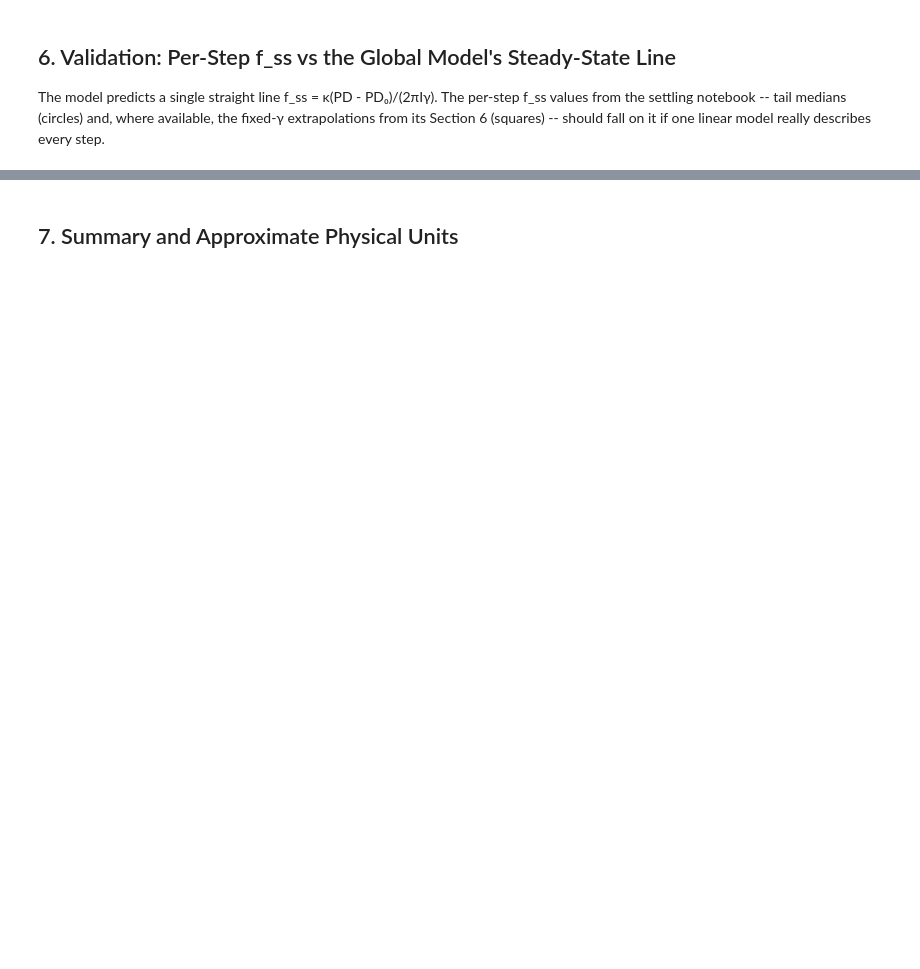
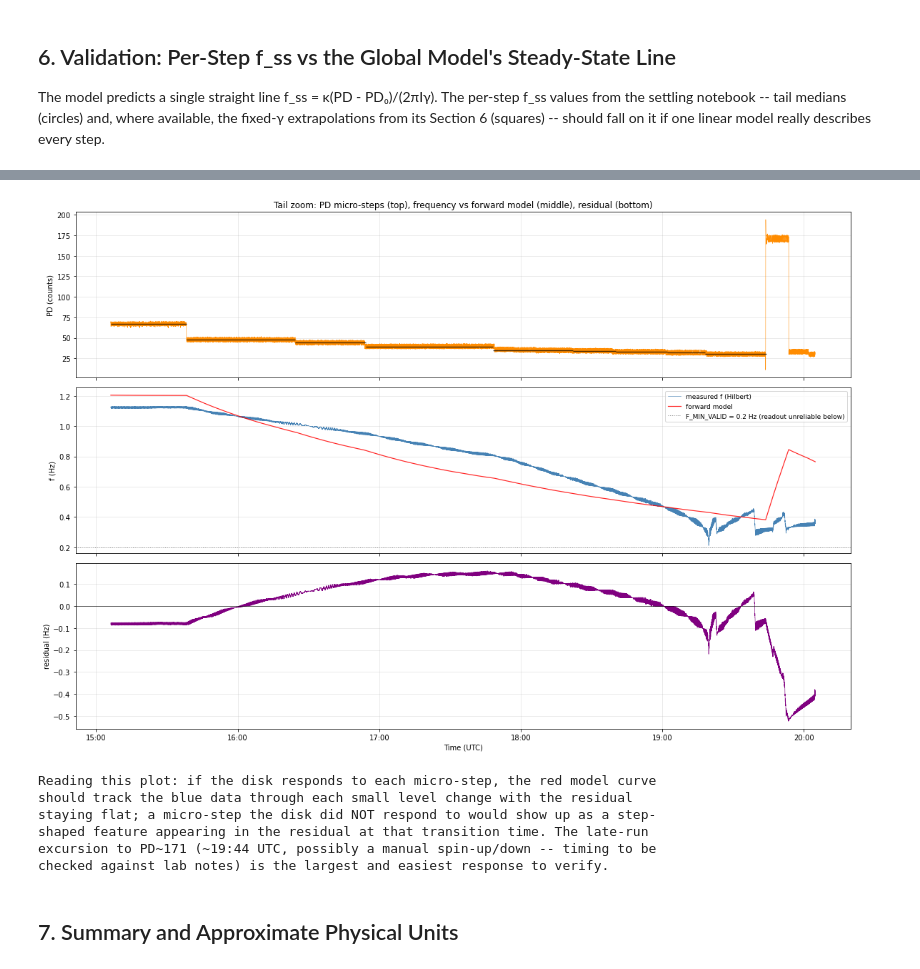
Before and after one commit to Moore-Lab/Decay-Sail, a Jupyter notebook: analysis/laser_stepdown_forward_model.ipynb, the cells around one changed output, grey strips where cells are left out. Drawn from its saved outputs; the diff is of its cells as text; code cells hidden in the pictures; blank space fills up the shorter version.

```diff
--- a/analysis/laser_stepdown_forward_model.ipynb
+++ b/analysis/laser_stepdown_forward_model.ipynb
@@ -337,3 +429,46 @@ plt.show()
+# %%
+fig, axes = plt.subplots(3, 1, figsize=(16, 11), sharex=True)
+
+axes[0].plot(dts_tail, pd_tail, lw=0.5, color='darkorange')
+for lv in fine_levels:
+    axes[0].hlines(lv['pd'], gps_to_dt(lv['t0']), gps_to_dt(lv['t1']),
+                   color='black', lw=1.4, alpha=0.7)
+axes[0].set_ylabel('PD (counts)')
+axes[0].set_title('Tail zoom: PD micro-steps (top), frequency vs forward model (middle), residual (bottom)')
+axes[0].grid(True, alpha=0.3)
+
+axes[1].plot(dts_tail, f_tail_d, lw=0.6, color='steelblue', label='measured f (Hilbert)')
+axes[1].plot(dts_tail, fm_tail, lw=1.2, color='red', alpha=0.85, label='forward model')
+axes[1].axhline(F_MIN_VALID, color='gray', ls=':', lw=1,
+                label=f'F_MIN_VALID = {F_MIN_VALID} Hz (readout unreliable below)')
+axes[1].set_ylabel('f (Hz)')
+axes[1].legend(fontsize=9)
+axes[1].grid(True, alpha=0.3)
+
+axes[2].plot(dts_tail, res_tail, lw=0.6, color='purple')
+axes[2].axhline(0, color='black', lw=0.6)
+axes[2].set_ylabel('residual (Hz)')
+axes[2].set_xlabel('Time (UTC)')
+axes[2].grid(True, alpha=0.3)
+axes[2].xaxis.set_major_formatter(mdates.DateFormatter('%H:%M'))
+
+plt.tight_layout()
+plt.show()
+
+print("Reading this plot: if the disk responds to each micro-step, the red model curve")
+print("should track the blue data through each small level change with the residual")
+print("staying flat; a micro-step the disk did NOT respond to would show up as a step-")
+print("shaped feature appearing in the residual at that transition time. The late-run")
+print("excursion to PD~171 (~19:44 UTC, possibly a manual spin-up/down -- timing to be")
+print("checked against lab notes) is the largest and easiest response to verify.")
+# %% [output]
+[figure, added]
+Reading this plot: if the disk responds to each micro-step, the red model curve
+should track the blue data through each small level change with the residual
+staying flat; a micro-step the disk did NOT respond to would show up as a step-
+shaped feature appearing in the residual at that transition time. The late-run
+excursion to PD~171 (~19:44 UTC, possibly a manual spin-up/down -- timing to be
+checked against lab notes) is the largest and easiest response to verify.
 # %% [markdown]
 ## 7. Summary and Approximate Physical Units
 # %%
```
Also changed, not shown: parts of 9 cells of this notebook.
